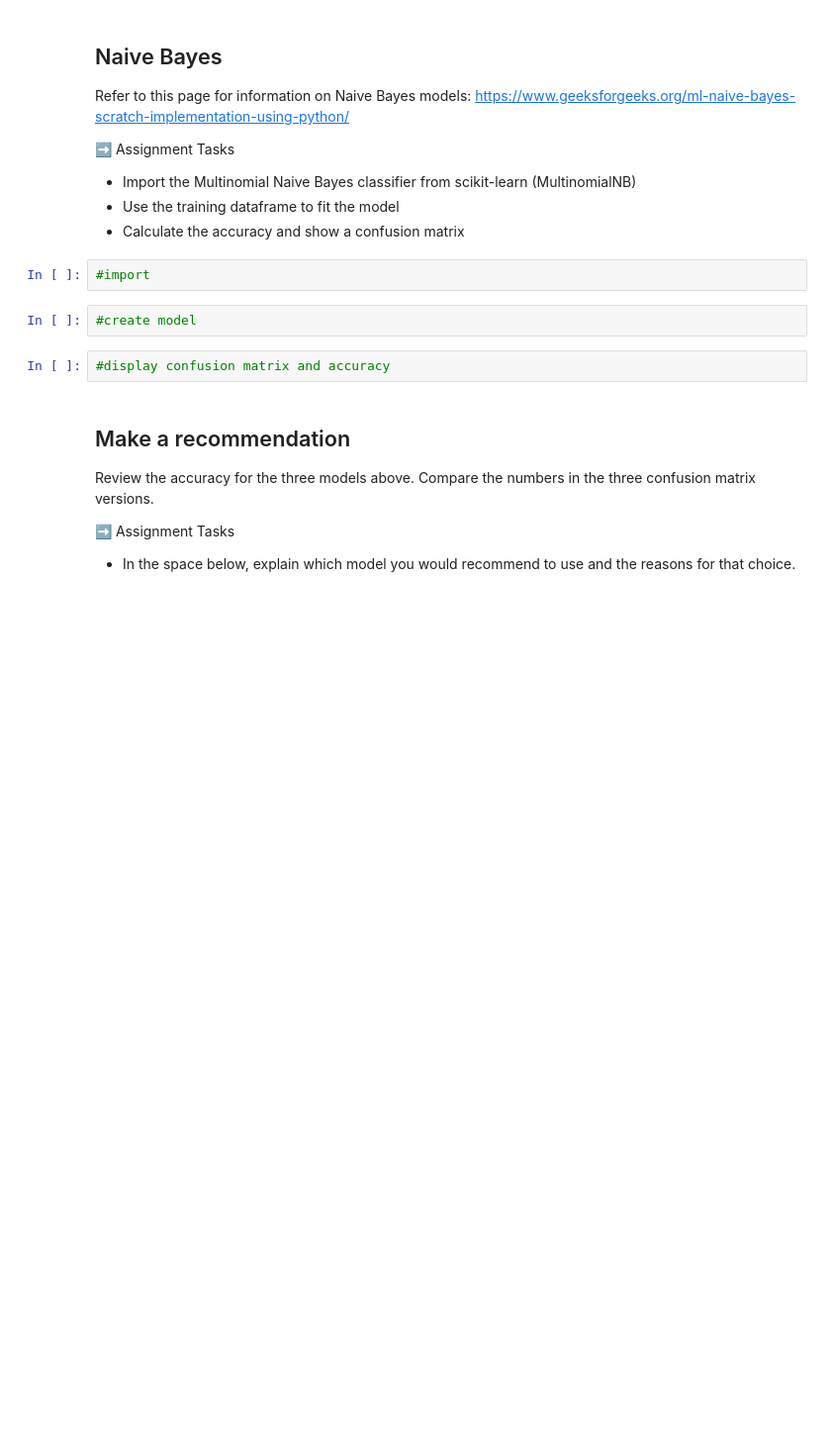
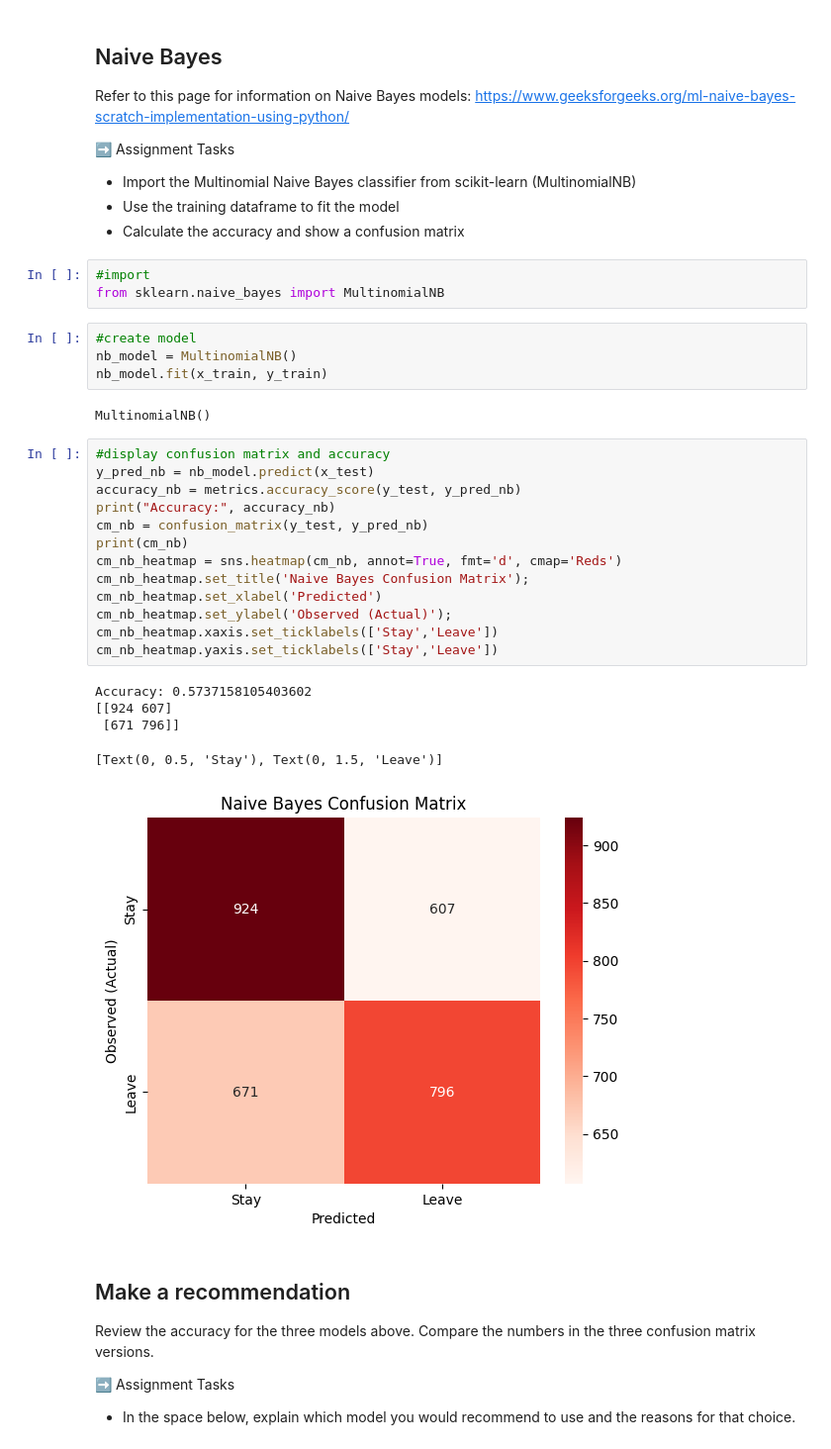
Before and after one commit to MHN-Main/4487, a Jupyter notebook: Labs/Scripts/lab_12_megatelco_xgboost_bayes.ipynb, the cells around one changed output. Shown at 99% size. Drawn from its saved outputs; the diff is of its cells as text; blank space fills up the shorter version.

```diff
--- a/Labs/Scripts/lab_12_megatelco_xgboost_bayes.ipynb
+++ b/Labs/Scripts/lab_12_megatelco_xgboost_bayes.ipynb
@@ -253,12 +391,34 @@ Refer to this page for information on Naive Bayes models: https://www.geeksforg
 - Import the Multinomial Naive Bayes classifier from scikit-learn (MultinomialNB)
 - Use the training dataframe to fit the model
 - Calculate the accuracy and show a confusion matrix
-# %%
-#import
+# %%
+#import
+from sklearn.naive_bayes import MultinomialNB
 # %%
 #create model
+nb_model = MultinomialNB()
+nb_model.fit(x_train, y_train)
+# %% [output]
+MultinomialNB()
-# %%
-#display confusion matrix and accuracy
+# %%
+#display confusion matrix and accuracy
+y_pred_nb = nb_model.predict(x_test)
+accuracy_nb = metrics.accuracy_score(y_test, y_pred_nb)
+print("Accuracy:", accuracy_nb)
+cm_nb = confusion_matrix(y_test, y_pred_nb)
+print(cm_nb)
+cm_nb_heatmap = sns.heatmap(cm_nb, annot=True, fmt='d', cmap='Reds')
+cm_nb_heatmap.set_title('Naive Bayes Confusion Matrix');
+cm_nb_heatmap.set_xlabel('Predicted')
+cm_nb_heatmap.set_ylabel('Observed (Actual)');
+cm_nb_heatmap.xaxis.set_ticklabels(['Stay','Leave'])
+cm_nb_heatmap.yaxis.set_ticklabels(['Stay','Leave'])
+# %% [output]
+Accuracy: 0.5737158105403602
+[[924 607]
+ [671 796]]
+[Text(0, 0.5, 'Stay'), Text(0, 1.5, 'Leave')]
+[figure, added]
 # %% [markdown]
 ## Make a recommendation
 Review the accuracy for the three models above.   Compare the numbers in the three confusion matrix versions.
```
Also changed, not shown: parts of 17 cells of this notebook.
